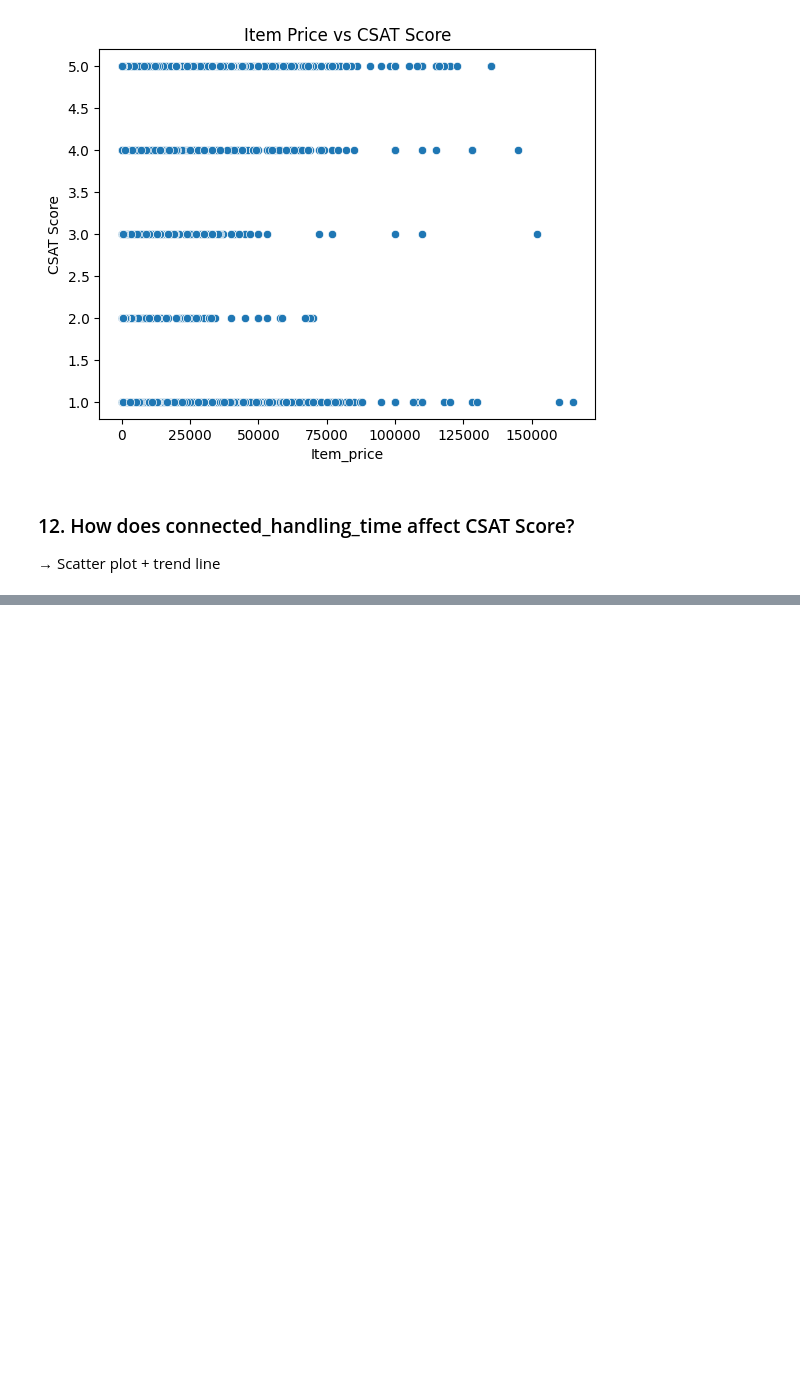
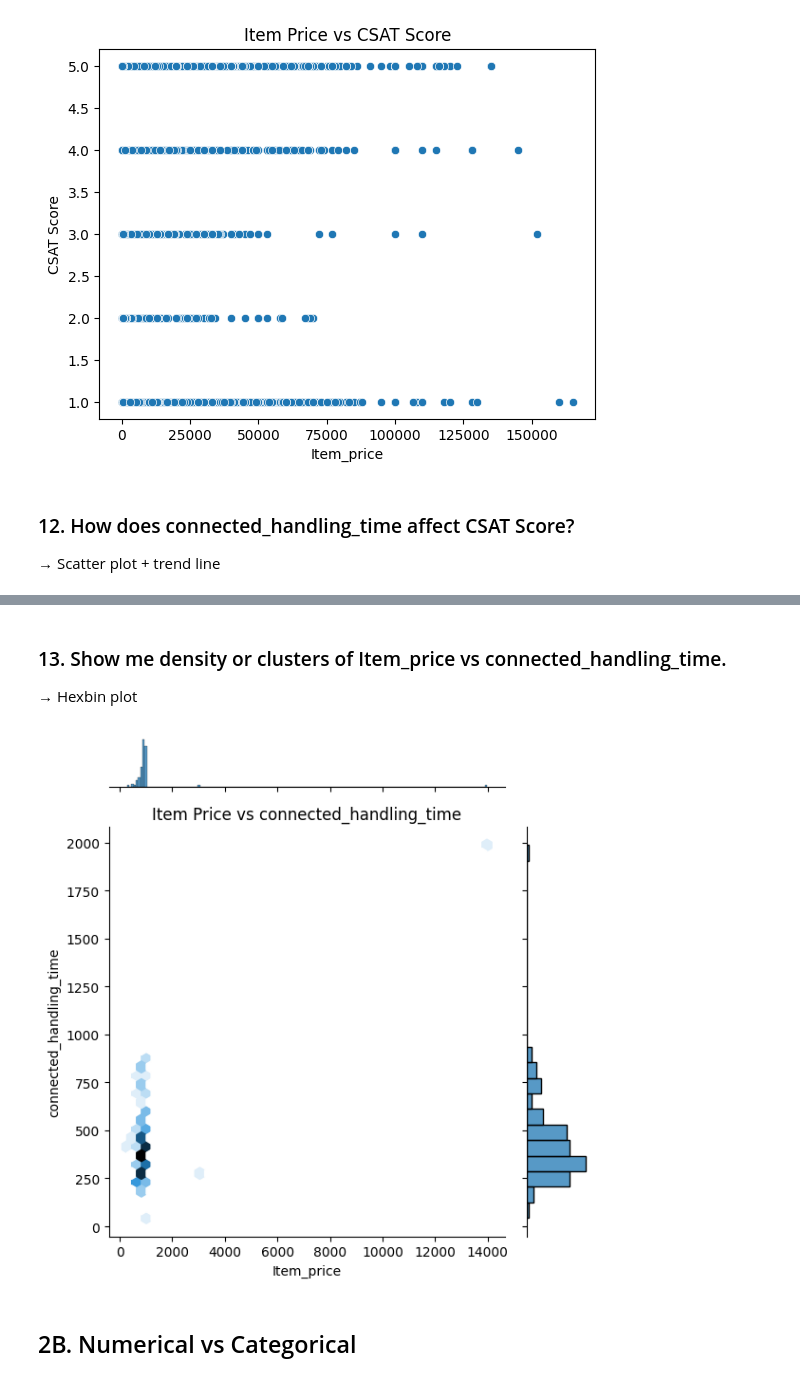
Before and after one commit to akashgardas/Data-Analysis, a Jupyter notebook: day10/seaborn/CustomerDataSet.ipynb, the cells around one changed output, grey strips where cells are left out. Cells and saved outputs as stored; diff of their text form; code cells hidden in the pictures; blank space fills up the shorter version.

```diff
--- a/day10/seaborn/CustomerDataSet.ipynb
+++ b/day10/seaborn/CustomerDataSet.ipynb
@@ -369,0 +377,12 @@ line
+# %% [markdown]
+### 13. Show me density or clusters of Item_price vs connected_handling_time.
+ → Hexbin plot
+# %%
+sns.jointplot(data=num_df, x='Item_price', y='connected_handling_time', kind='hex')
+plt.title('Item Price vs connected_handling_time')
+plt.tight_layout()
+plt.show()
+# %% [output]
+[figure, added]
+# %% [markdown]
+## 2B. Numerical vs Categorical
```
Also changed, not shown: parts of 45 cells of this notebook.
